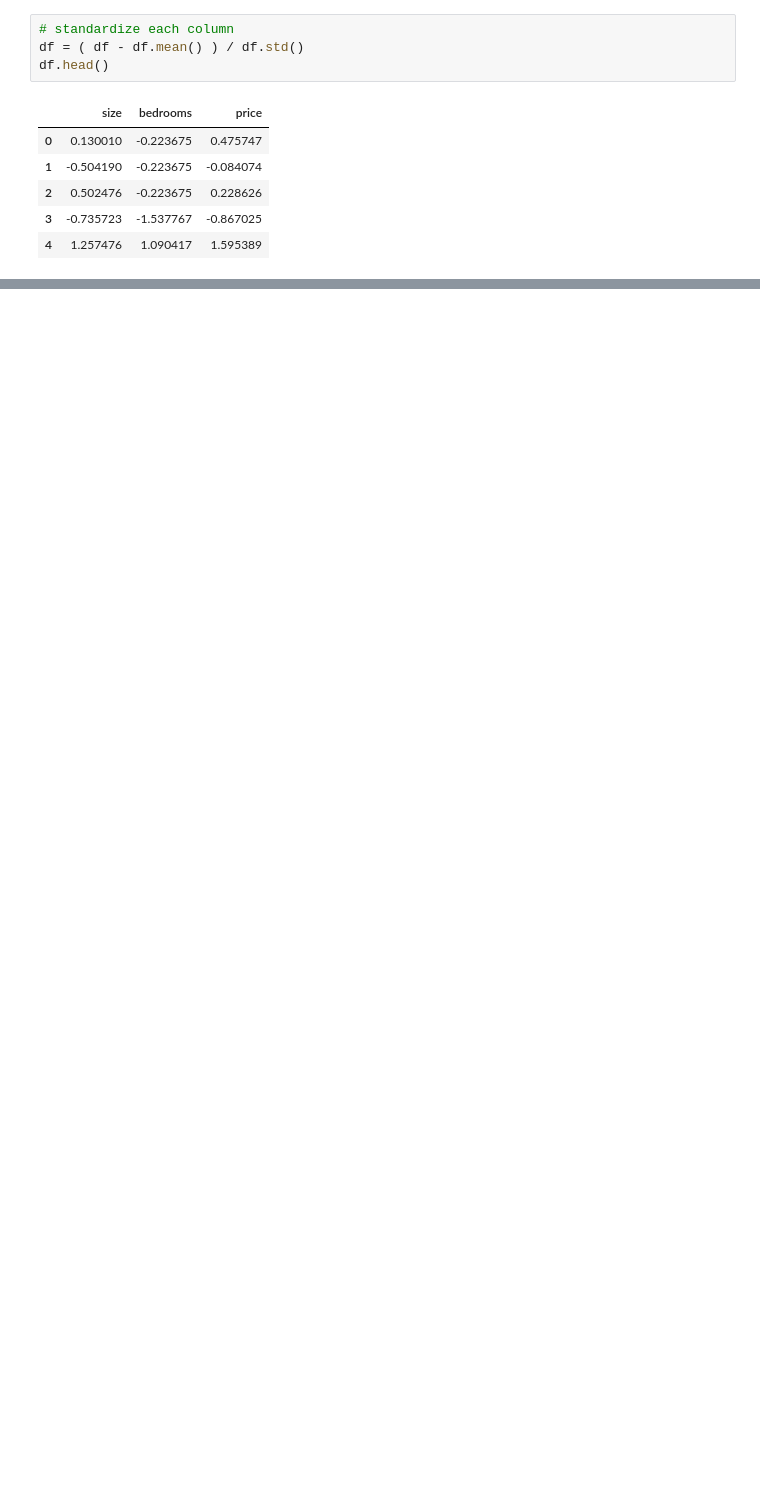
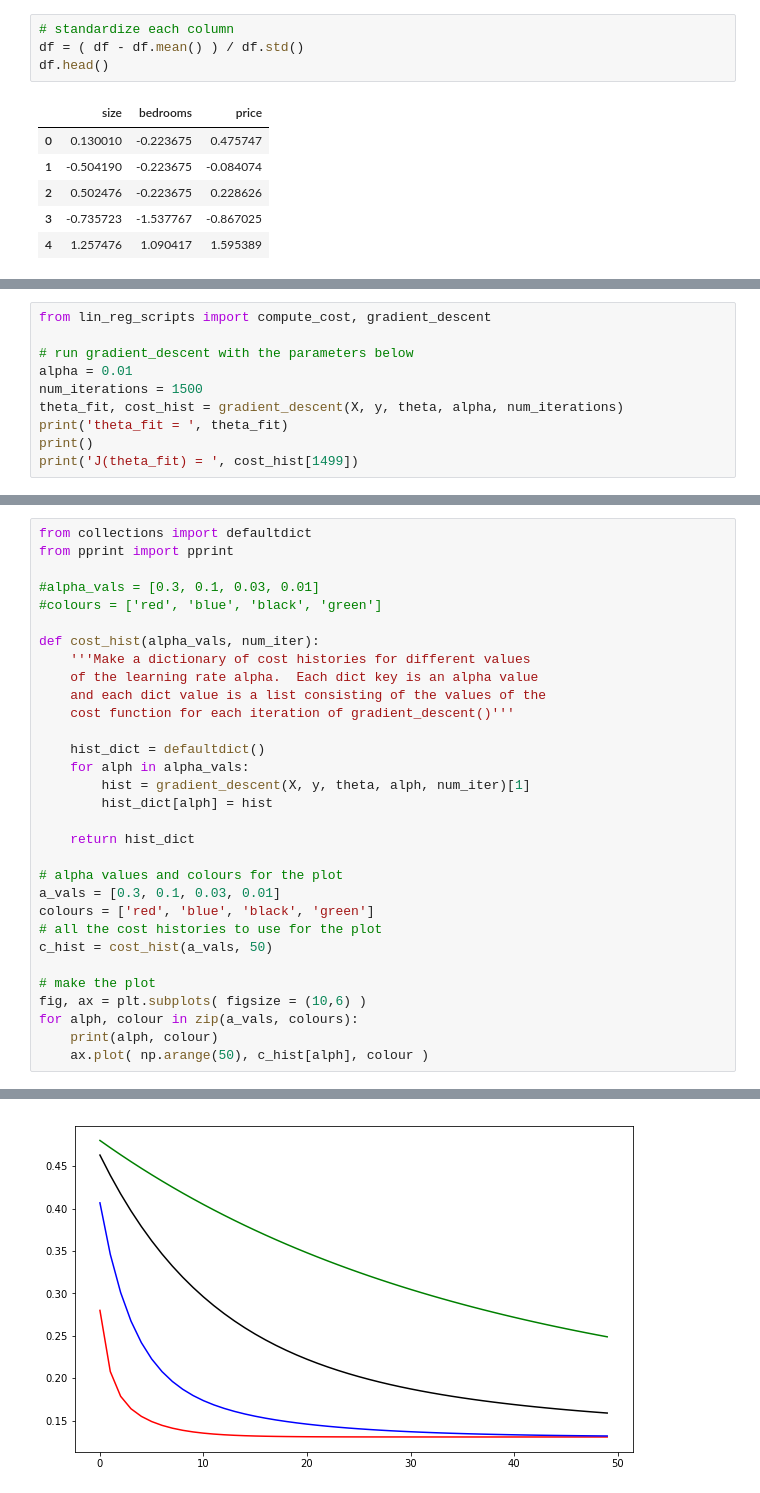
Before and after one commit to marty-vanhoof/Maching_Learning, a Jupyter notebook: Linear_Regression/Linear_Regression_2.ipynb, the cells around one changed output, grey strips where cells are left out. Saved outputs shown, nothing was run; the diff lists cells and outputs as text; blank space fills up the shorter version.

Commit message:
Figured out how to plot different learning rates on same graph

```diff
--- a/Linear_Regression/Linear_Regression_2.ipynb
+++ b/Linear_Regression/Linear_Regression_2.ipynb
@@ -77,0 +66,10 @@ from lin_reg_scripts import compute_cost, gradient_descent
+# %%
+from lin_reg_scripts import compute_cost, gradient_descent
+
+# run gradient_descent with the parameters below
+alpha = 0.01
+num_iterations = 1500
+theta_fit, cost_hist = gradient_descent(X, y, theta, alpha, num_iterations)
+print('theta_fit = ', theta_fit)
+print()
+print('J(theta_fit) = ', cost_hist[1499])
@@ -77,0 +84,32 @@ from lin_reg_scripts import compute_cost, gradient_descent
+# %%
+from collections import defaultdict
+from pprint import pprint
+
+#alpha_vals = [0.3, 0.1, 0.03, 0.01]
+#colours = ['red', 'blue', 'black', 'green']
+
+def cost_hist(alpha_vals, num_iter):
+    '''Make a dictionary of cost histories for different values
+    of the learning rate alpha.  Each dict key is an alpha value
+    and each dict value is a list consisting of the values of the
+    cost function for each iteration of gradient_descent()'''
+
+    hist_dict = defaultdict()
+    for alph in alpha_vals:
+        hist = gradient_descent(X, y, theta, alph, num_iter)[1]
+        hist_dict[alph] = hist
+
+    return hist_dict
+
+# alpha values and colours for the plot
+a_vals = [0.3, 0.1, 0.03, 0.01]
+colours = ['red', 'blue', 'black', 'green']
+# all the cost histories to use for the plot
+c_hist = cost_hist(a_vals, 50)
+
+# make the plot
+fig, ax = plt.subplots( figsize = (10,6) )
+for alph, colour in zip(a_vals, colours):
+    print(alph, colour)
+    ax.plot( np.arange(50), c_hist[alph], colour )
+# %% [output]
@@ -77,0 +120 @@ from lin_reg_scripts import compute_cost, gradient_descent
+[figure, added]
```
Also changed, not shown: parts of 8 cells of this notebook.
